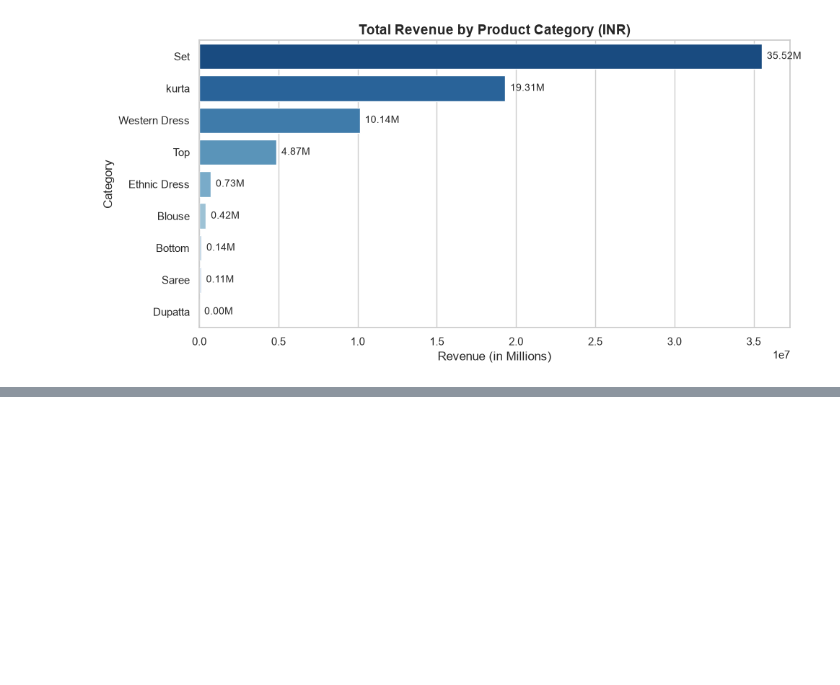
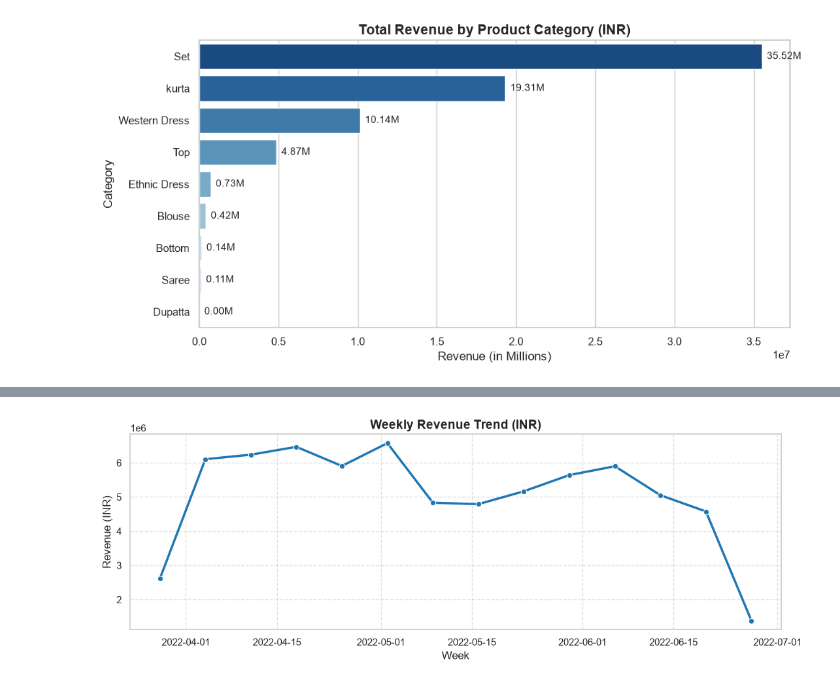
Before and after one commit to GreedIsGoody/e-commerce-amazon, a Jupyter notebook: notebook/first.ipynb, the cells around one changed output, grey strips where cells are left out. Saved outputs shown, nothing was run; the diff lists cells and outputs as text; code cells hidden in the pictures; blank space fills up the shorter version.

```diff
--- a/notebook/first.ipynb
+++ b/notebook/first.ipynb
@@ -61,0 +87,27 @@ plt.show()
+# %%
+#Spliting to  the week revenue to make graph more correct
+query_weekly = """
+SELECT
+    DATE_TRUNC('week', date)::date AS sales_week,
+    ROUND(SUM(amount)::numeric, 2) AS weekly_revenue
+FROM amazon_sales
+WHERE status NOT IN ('Cancelled', 'Pending')
+  AND date >= '2022-03-25'
+GROUP BY sales_week
+ORDER BY sales_week;
+"""
+
+df_weekly = pd.read_sql(query_weekly, engine)
+
+plt.figure(figsize=(11, 4))
+sns.lineplot(data=df_weekly, x='sales_week', y='weekly_revenue', marker='o', linewidth=2.5, color='#1f77b4')
+
+plt.title('Weekly Revenue Trend (INR)', fontsize=14, fontweight='bold')
+plt.xlabel('Week', fontsize=12)
+plt.ylabel('Revenue (INR)', fontsize=12)
+plt.grid(True, linestyle='--', alpha=0.6)
+
+plt.tight_layout()
+plt.show()
+# %% [output]
+[figure, added]
```
Also changed, not shown: parts of 1 cell of this notebook.
